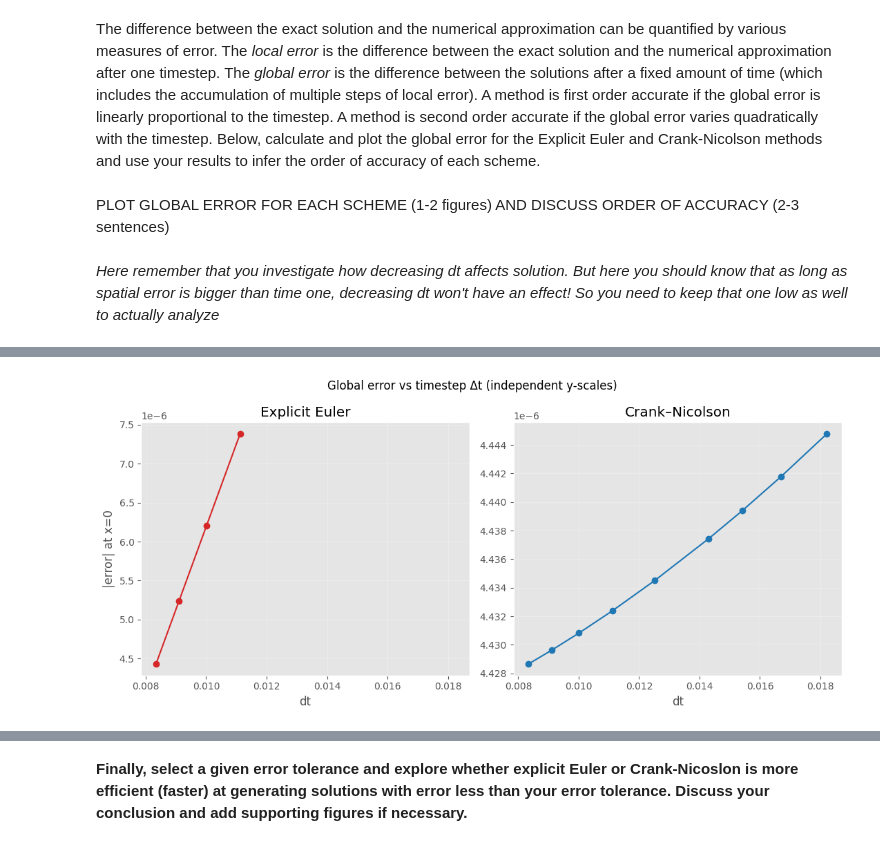
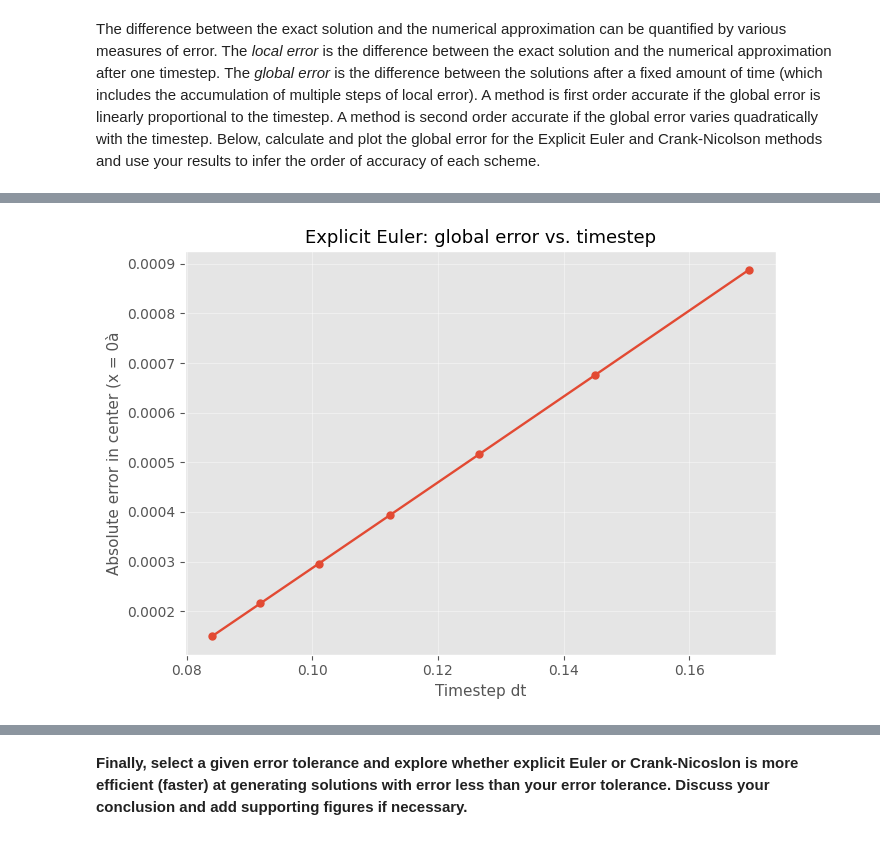
Before and after one commit to JefPhilippe/QCES, a Jupyter notebook: Project1_numerical_methods.ipynb, the cells around one changed output, grey strips where cells are left out. Drawn from its saved outputs; the diff is of its cells as text; code cells hidden in the pictures.

```diff
--- a/Project1_numerical_methods.ipynb
+++ b/Project1_numerical_methods.ipynb
@@ -280,7 +279,7 @@ def set_ics(x, kappa, t_ic):
 Finally, define some parameters and the x and t vectors:
 # %%
 # Defining parameters
-kappa = 0.001  # diffusivity, original 0.001
+kappa = 0.01  # diffusivity, original 0.001
 
 # Timestepping parameters
 t_start = 0  # start time (note that this is not the same time used to evaluate the exact solution to set the ICs)
@@ -354,7 +353,7 @@ t_ic = 10
 def exact_solution(x, t, kappa): # define exact solution function
   return (4 * np.pi * kappa * t)**(-0.5) * np.exp(-x**2 / (4 * kappa * t))
 
-fig, axes = plt.subplots(1, 2, figsize=(12, 5), sharey=True)
+fig, axes = plt.subplots(1, 2, figsize=(13, 5), sharey=True)
 
 for kappa, ax in zip(kappas, axes):
     c_EE = EE(x, t, kappa)
@@ -362,14 +361,14 @@ for kappa, ax in zip(kappas, axes):
     c_exact = exact_solution(x, t_end + t_ic, kappa) # shift time window, as t_ic was 10 for numerical models
 
     ax.plot(x, c_exact, label="Exact (unbounded)")
-    ax.plot(x, c_EE[:, -1], '--', label='Explicit Euler (t=10)')
-    ax.plot(x, c_CN[:, -1], '.', label='Crank–Nicolson (t=10)')
+    ax.plot(x, c_EE[:, -1], '--', label='Explicit Euler (bounded)')
+    ax.plot(x, c_CN[:, -1], '.', label='Crank–Nicolson (bounded)')
     ax.set_xlabel('x')
     ax.set_ylabel('c')
     ax.set_title(f'kappa = {kappa}')
     ax.legend()
 
-fig.suptitle('Exact vs numerical (diffusion at t=10)', fontsize=14)
+fig.suptitle('Exact vs numerical solution (diffusion at t=10)', fontsize=14)
 plt.tight_layout()
 plt.show()
 # %% [output]
@@ -383,60 +384,41 @@ For low kappa it is clear that the three curves closely align. However, at large
 # %% [markdown]
 The difference between the exact solution and the numerical approximation can be quantified by various measures of error. The *local error* is the difference between the exact solution and the numerical approximation after one timestep. The *global error* is the difference between the solutions after a fixed amount of time (which includes the accumulation of multiple steps of local error). A method is first order accurate if the global error is linearly proportional to the timestep. A method is second order accurate if the global error varies quadratically with the timestep. Below, calculate and plot the global error for the Explicit Euler and Crank-Nicolson methods and use your results to infer the order of accuracy of each scheme.
-# %% [markdown]
-PLOT GLOBAL ERROR FOR EACH SCHEME (1-2 figures) AND DISCUSS ORDER OF ACCURACY (2-3 sentences)
-# %% [markdown]
-*Here remember that you investigate how decreasing dt affects solution. But here you should know that as long as spatial error is bigger than time one, decreasing dt won't have an effect! So you need to keep that one low as well to actually analyze*
 # %%
-# Add code to plot error here
 kappa = 0.001
-Nt = [1200, 1100, 1000, 900, 800, 700, 650, 600, 550]
+Nt = [120, 110, 100, 90, 80, 70, 60, 50, 40]  # different timesteps dt
 x_start, x_end = -1, 1
-Nx = 401
+Nx = 101
 x = np.linspace(x_start, x_end, Nx)
 dx = x[1] - x[0]
-i0 = 180 # just an example
-
+x_error = 45  # centered point at x = 0
 t_ic = 10
 t_start, t_end = 0, 10
 
-
-dt_list, err_EE, err_CN = [], [], []
+dt_list = []
+err_EE = []
 
 for N in Nt:
+    t = np.linspace(t_start, t_end, N)
+    dt = t[1] - t[0]
+    dt_list.append(dt)
 
-  t = np.linspace(t_start, t_end, N)
-  dt = t[1] - t[0]
-  dt_list.append(dt)
-  i_t = int(N/10)
+    # Explicit Euler stability condition
+    dt_max = dx**2 / (2 * kappa)
+    c_exact = exact_solution(x, t_ic + t[-1], kappa)
 
-# Check Explicit Euler stability
-  dt_max = dx**2 / (2 * kappa)
+    if dt <= dt_max:
+        c_EE = EE(x, t, kappa)
+        err = abs(c_EE[x_error, -1] - c_exact[x_error])
+        err_EE.append(err)
+    else:
+        err_EE.append(np.nan)
 
-  c_exact = exact_solution(x, t_ic + t[i_t], kappa)
-
-  if dt <= dt_max:
-        c_EE = EE(x, t, kappa)
-        err_EE.append(abs(c_EE[i0, i_t] - c_exact[i0]))
-  else:
-      err_EE.append(np.nan)
-
-  c_CN = CN(x, t, kappa)
-  err_CN.append(abs(c_CN[i0, i_t] - c_exact[i0]))
-
-fig, (ax1, ax2) = plt.subplots(1, 2, figsize=(11, 5), sharex=True)
-
-ax1.plot(dt_list, err_EE, 'o-', color='tab:red')
-ax1.set_title('Explicit Euler')
-ax1.set_xlabel('dt'); ax1.set_ylabel('|error| at x=0')
-ax1.grid(True, alpha=0.3)
-
-ax2.plot(dt_list, err_CN, 'o-', color='tab:blue')
-ax2.set_title('Crank–Nicolson')
-ax2.set_xlabel('dt')
-ax2.grid(True, alpha=0.3)
-
-
-plt.suptitle('Global error vs timestep Δt (independent y-scales)')
+plt.figure(figsize=(7, 5))
+plt.plot(dt_list, err_EE, 'o-', linewidth=1.7, markersize=5)
+plt.title('Explicit Euler: global error vs. timestep', fontsize=13)
+plt.xlabel('Timestep dt', fontsize=11)
+plt.ylabel('Absolute error in center (x = 0à', fontsize=11)
+plt.grid(True, alpha=0.4)
 plt.tight_layout()
 plt.show()
 # %% [output]
@@ -456 +432 @@ Crank-Nicolson method took 0.28 seconds
-[figure, old version]
+[figure, new version]
```
Also changed, not shown: parts of 25 cells of this notebook.
